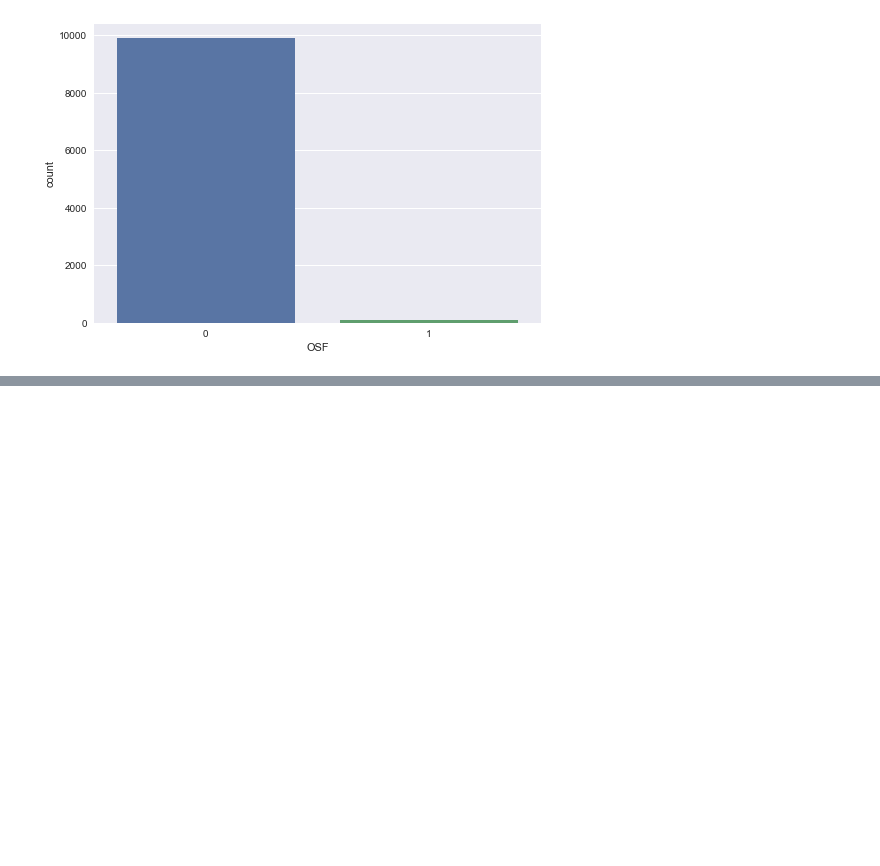
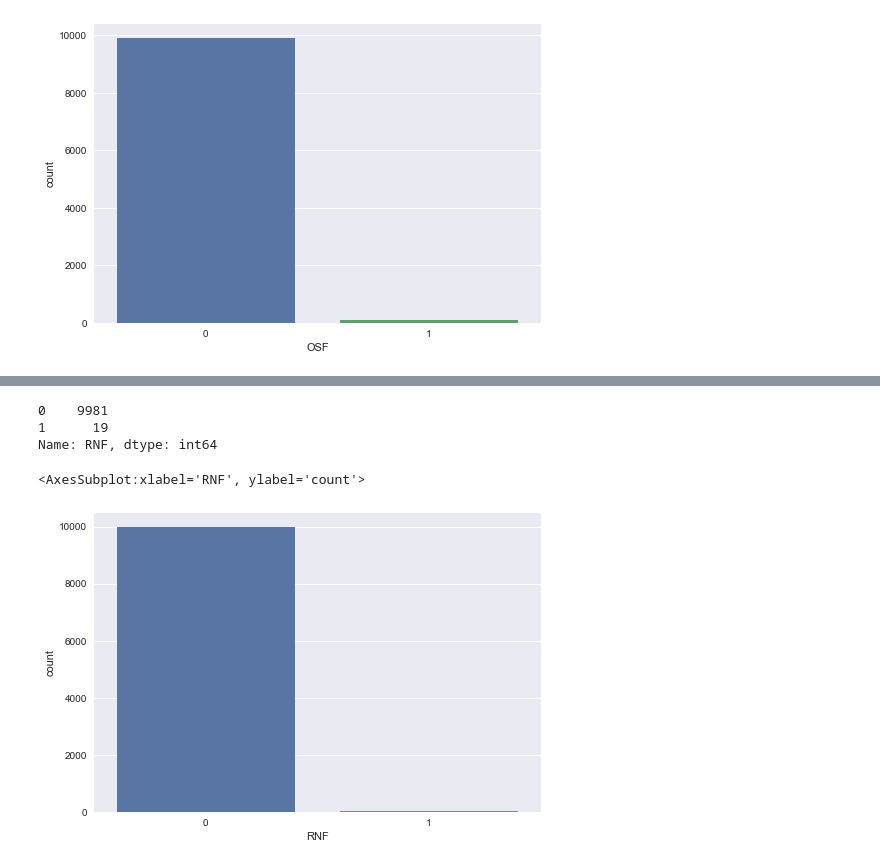
Before and after one commit to abideen-olawuwo/predictive-maintenance, a Jupyter notebook: predictive_maintenance.ipynb, the cells around one changed output, grey strips where cells are left out. Cells and saved outputs as stored; diff of their text form; code cells hidden in the pictures; blank space fills up the shorter version.

```diff
--- a/predictive_maintenance.ipynb
+++ b/predictive_maintenance.ipynb
@@ -215,0 +217,11 @@ df['OSF'].value_counts().plot(kind='pie',autopct='%1.1f%%')
+# %%
+df['RNF'].value_counts()
+# %% [output]
+0    9981
+1      19
+Name: RNF, dtype: int64
+# %%
+sns.countplot(x="RNF", data=df)
+# %% [output]
+<AxesSubplot:xlabel='RNF', ylabel='count'>
+[figure, added]
```
Also changed, not shown: parts of 2 cells of this notebook.
